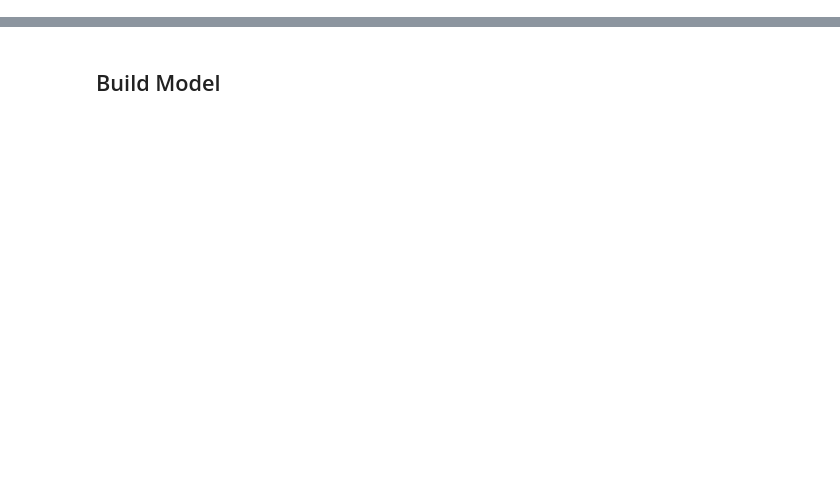
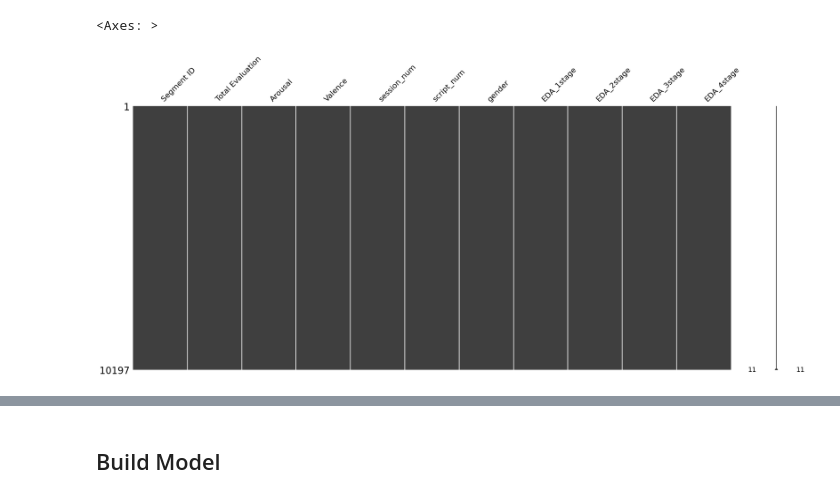
Before and after one commit to 1pha/MulitmodalERC-TensorMixerNetwork, a Jupyter notebook: hoesung_example.ipynb, the cells around one changed output, grey strips where cells are left out. Drawn from its saved outputs; the diff is of its cells as text; code cells hidden in the pictures; blank space fills up the shorter version.

Commit message:
merge total_df & EDA

```diff
--- a/hoesung_example.ipynb
+++ b/hoesung_example.ipynb
@@ -57,0 +202,39 @@ WARNING:datasets.arrow_dataset:Loading cached processed dataset at /home/hoesung
+# %%
+EDA_19_PATH_FMT = "./data/KEMDy19/EDA/Session{0}/Original/Sess{0}{1}.csv"
+
+pbar = tqdm(
+    total=len(total_df),
+            iterable =total_df.iterrows() )
+
+total_eda_df = pd.DataFrame()
+# for idx, (df_info) in total_df.iterrows():
+for idx, (df_info) in pbar:
+    # print(idx, df_info)
+
+    eda_sample_path = EDA_19_PATH_FMT.format(df_info['session_num'],df_info['gender'])
+    unique_seg_id = df_info['Segment ID']
+    # print(' ')
+    # print(eda_sample_path)
+    # print(unique_seg_id)
+
+    eda_df = eda_preprocess(eda_sample_path)
+
+
+    tmp = eda_df[eda_df['Segment ID']==unique_seg_id]['EDA_value'].astype(float).values
+    avg_diff_df = extract_avg_diff(tmp, sub_num=2)
+    avg_diff_df['Segment ID'] = unique_seg_id
+    total_eda_df = pd.concat([total_eda_df, avg_diff_df])
+
+    # pbar.update
+
+    # break
+# %%
+total_df = pd.merge(total_df[['Segment ID', 'Total Evaluation', 'Arousal', 'Valence', 'session_num',
+       'script_num', 'gender']], total_eda_df.fillna(method='bfill', axis=0), on='Segment ID')
+total_df.to_csv('../total_df_of_ead.csv',index=None)
+# 161 정도 ...
+# %%
+missingno.matrix(total_df)
+# %% [output]
+<Axes: >
+[figure, added]
```
Also changed, not shown: parts of 49 cells of this notebook, 1 other file.
